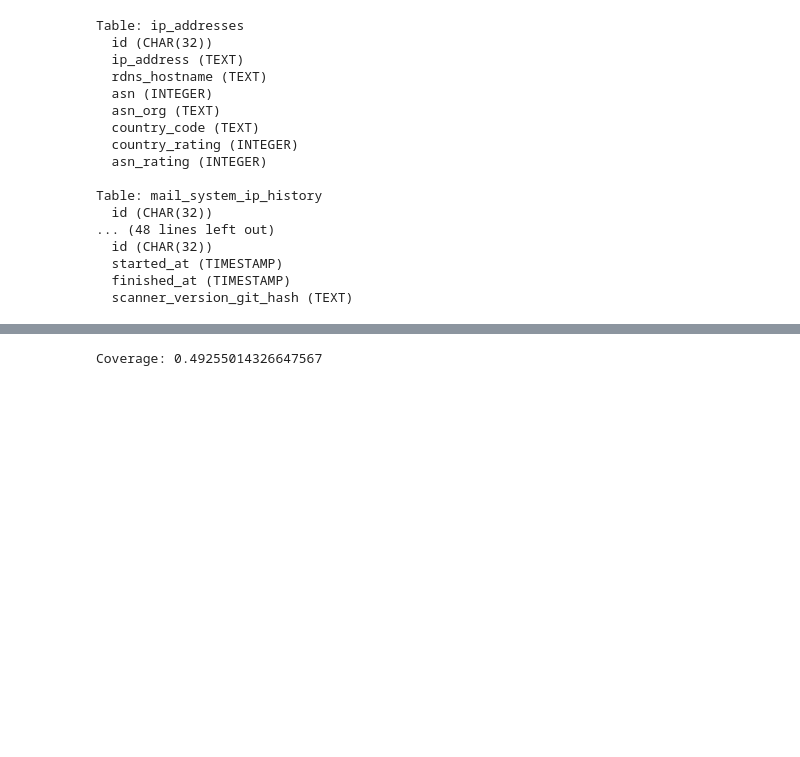
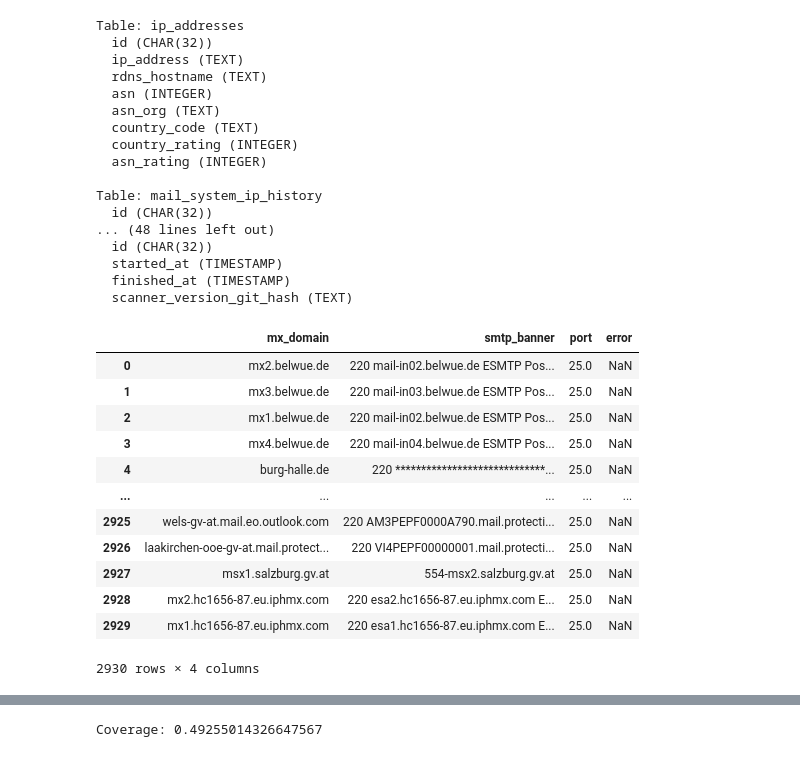
Before and after one commit to Owreeb/S.M.A.R.T.-Sovereign_Mail_Assessment_and_Rating_Tool, a Jupyter notebook: scanner/src/enricher/dev_notebook.ipynb, the cells around one changed output, grey strips where cells are left out. Cells and saved outputs as stored; diff of their text form; code cells hidden in the pictures; blank space fills up the shorter version.

```diff
--- a/scanner/src/enricher/dev_notebook.ipynb
+++ b/scanner/src/enricher/dev_notebook.ipynb
@@ -47,3 +47,22 @@ Table: mail_system_ip_history
   started_at (TIMESTAMP)
   finished_at (TIMESTAMP)
   scanner_version_git_hash (TEXT)
+# %%
+import pandas as pd
+path = "/home/julian/Projects/S.M.A.R.T.-Sovereign_Mail_Assessment_and_Rating_Tool/scanner/exports"
+smtp = pd.read_csv(path+"/smtp.csv")
+smtp
+# %% [output]
+|  | mx_domain | smtp_banner | port | error |
+| 0 | mx2.belwue.de | 220 mail-in02.belwue.de ESMTP Pos... | 25.0 | NaN |
+| 1 | mx3.belwue.de | 220 mail-in03.belwue.de ESMTP Pos... | 25.0 | NaN |
+| 2 | mx1.belwue.de | 220 mail-in02.belwue.de ESMTP Pos... | 25.0 | NaN |
+| 3 | mx4.belwue.de | 220 mail-in04.belwue.de ESMTP Pos... | 25.0 | NaN |
+| 4 | burg-halle.de | 220 *****************************... | 25.0 | NaN |
+| ... | ... | ... | ... | ... |
+| 2925 | wels-gv-at.mail.eo.outlook.com | 220 AM3PEPF0000A790.mail.protecti... | 25.0 | NaN |
+| 2926 | laakirchen-ooe-gv-at.mail.protect... | 220 VI4PEPF00000001.mail.protecti... | 25.0 | NaN |
+| 2927 | msx1.salzburg.gv.at | 554-msx2.salzburg.gv.at | 25.0 | NaN |
+| 2928 | mx2.hc1656-87.eu.iphmx.com | 220 esa2.hc1656-87.eu.iphmx.com E... | 25.0 | NaN |
+| 2929 | mx1.hc1656-87.eu.iphmx.com | 220 esa1.hc1656-87.eu.iphmx.com E... | 25.0 | NaN |
+2930 rows × 4 columns
```
Also changed, not shown: parts of 9 cells of this notebook, 9 other files.
